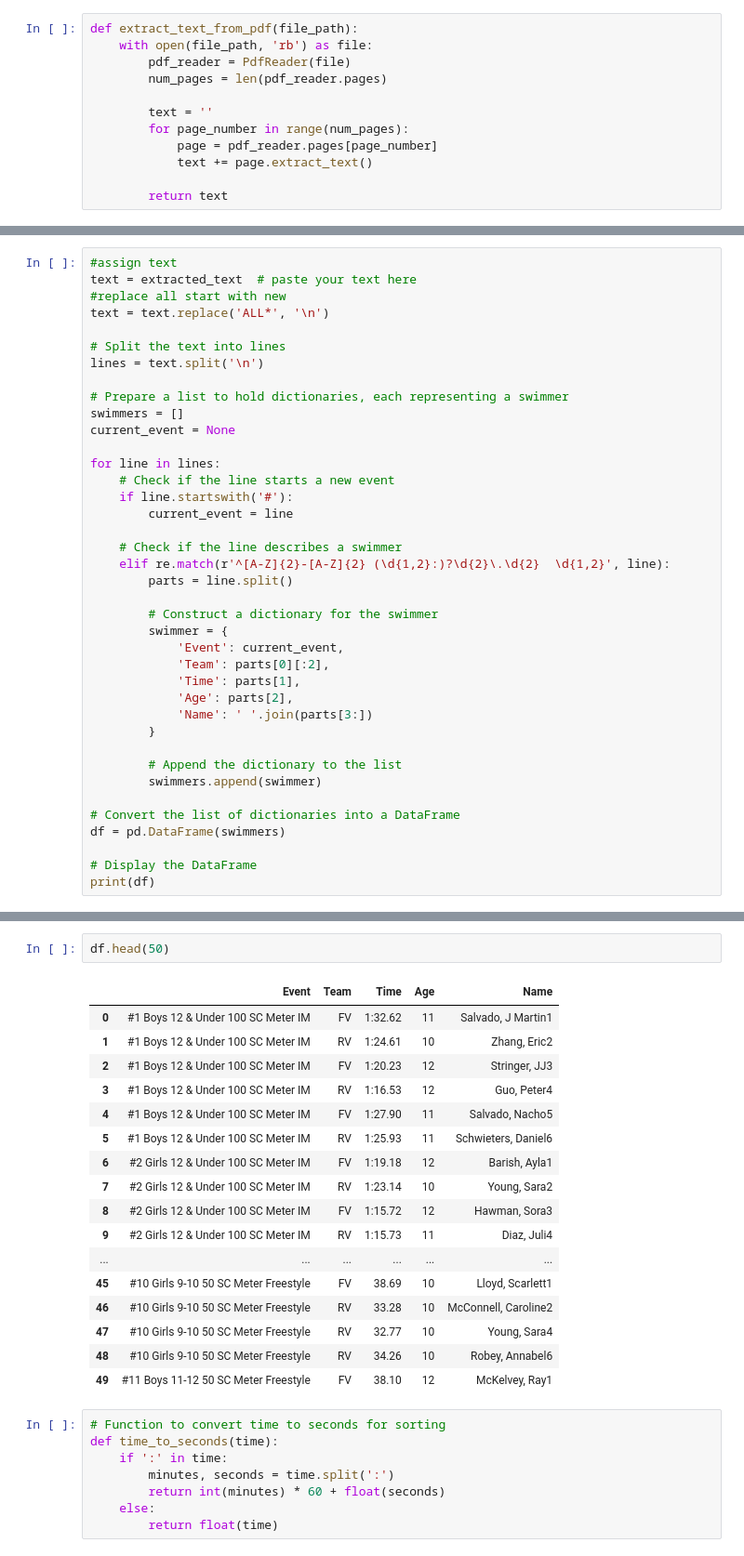
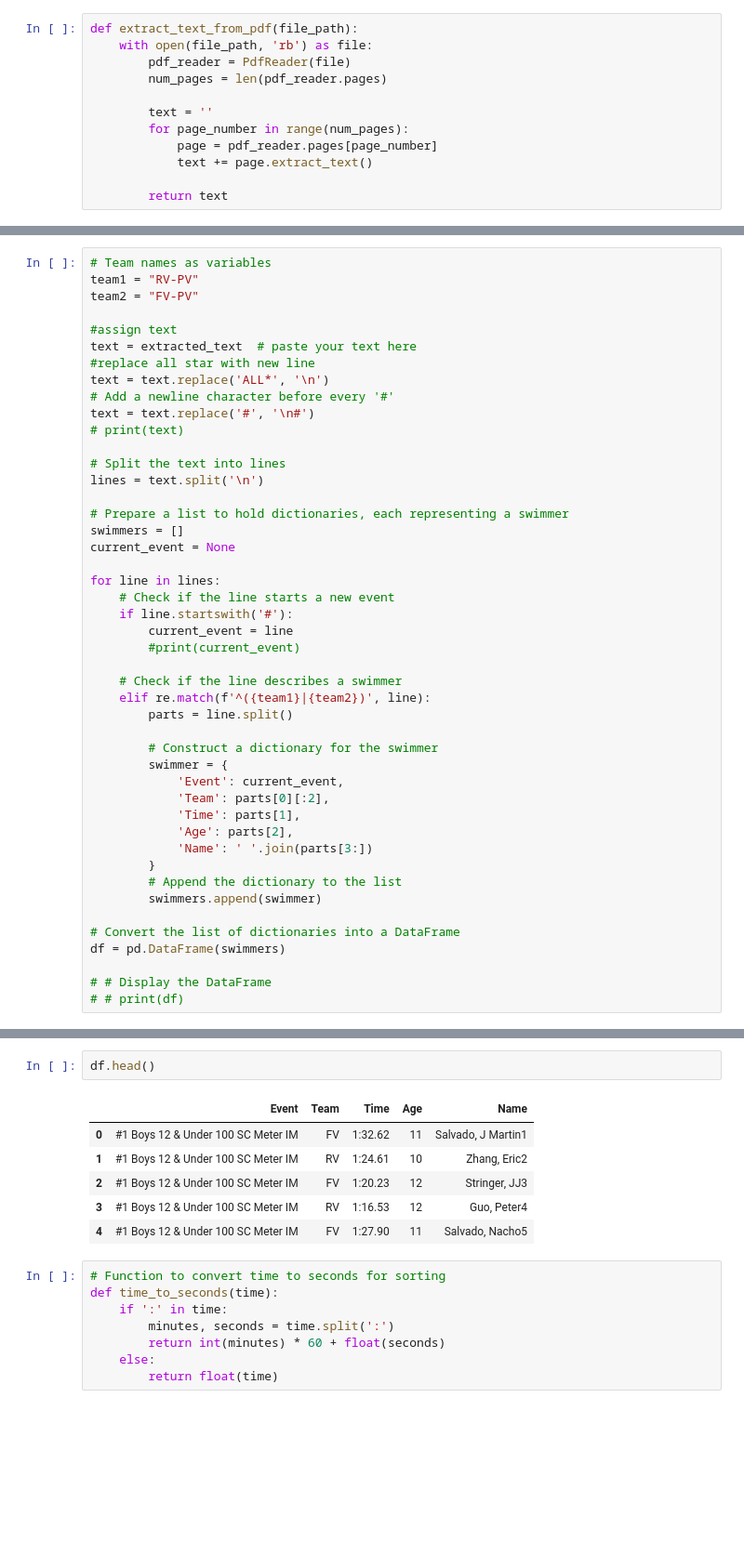
Before and after one commit to mkertajaya/mcsl-score-meet-program, a Jupyter notebook: read-pdf.ipynb, the cells around one changed output, grey strips where cells are left out. Shown: that part at 93% size. Saved outputs shown, nothing was run; the diff lists cells and outputs as text; blank space fills up the shorter version.

```diff
--- a/read-pdf.ipynb
+++ b/read-pdf.ipynb
@@ -42,10 +42,17 @@ A NT RV-PV4
 B NT FV-PV5
  6
 # %%
+# Team names as variables
+team1 = "RV-PV"
+team2 = "FV-PV"
+
 #assign text
 text = extracted_text  # paste your text here
-#replace all start with new
+#replace all star with new line
 text = text.replace('ALL*', '\n')
+# Add a newline character before every '#'
+text = text.replace('#', '\n#')
+# print(text)
 
 # Split the text into lines
 lines = text.split('\n')
@@ -58,9 +65,10 @@ for line in lines:
     # Check if the line starts a new event
     if line.startswith('#'):
         current_event = line
+        #print(current_event)
 
     # Check if the line describes a swimmer
-    elif re.match(r'^[A-Z]{2}-[A-Z]{2} (\d{1,2}:)?\d{2}\.\d{2}  \d{1,2}', line):
+    elif re.match(f'^({team1}|{team2})', line):
         parts = line.split()
 
         # Construct a dictionary for the swimmer
@@ -71,12 +79,11 @@ for line in lines:
             'Age': parts[2],
             'Name': ' '.join(parts[3:])
         }
-
         # Append the dictionary to the list
         swimmers.append(swimmer)
 
 # Convert the list of dictionaries into a DataFrame
 df = pd.DataFrame(swimmers)
 
-# Display the DataFrame
-print(df)
+# # Display the DataFrame
+# # print(df)
@@ -101,23 +90,12 @@ print(df)
 # %%
-df.head(50)
+df.head()
 # %% [output]
 |  | Event | Team | Time | Age | Name |
 | 0 | #1 Boys 12 & Under 100 SC Meter IM | FV | 1:32.62 | 11 | Salvado, J Martin1 |
 | 1 | #1 Boys 12 & Under 100 SC Meter IM | RV | 1:24.61 | 10 | Zhang, Eric2 |
 | 2 | #1 Boys 12 & Under 100 SC Meter IM | FV | 1:20.23 | 12 | Stringer, JJ3 |
 | 3 | #1 Boys 12 & Under 100 SC Meter IM | RV | 1:16.53 | 12 | Guo, Peter4 |
 | 4 | #1 Boys 12 & Under 100 SC Meter IM | FV | 1:27.90 | 11 | Salvado, Nacho5 |
-| 5 | #1 Boys 12 & Under 100 SC Meter IM | RV | 1:25.93 | 11 | Schwieters, Daniel6 |
-| 6 | #2 Girls 12 & Under 100 SC Meter IM | FV | 1:19.18 | 12 | Barish, Ayla1 |
-| 7 | #2 Girls 12 & Under 100 SC Meter IM | RV | 1:23.14 | 10 | Young, Sara2 |
-| 8 | #2 Girls 12 & Under 100 SC Meter IM | FV | 1:15.72 | 12 | Hawman, Sora3 |
-| 9 | #2 Girls 12 & Under 100 SC Meter IM | RV | 1:15.73 | 11 | Diaz, Juli4 |
-| ... | ... | ... | ... | ... | ... |
-| 45 | #10 Girls 9-10 50 SC Meter Freestyle | FV | 38.69 | 10 | Lloyd, Scarlett1 |
-| 46 | #10 Girls 9-10 50 SC Meter Freestyle | RV | 33.28 | 10 | McConnell, Caroline2 |
-| 47 | #10 Girls 9-10 50 SC Meter Freestyle | RV | 32.77 | 10 | Young, Sara4 |
-| 48 | #10 Girls 9-10 50 SC Meter Freestyle | RV | 34.26 | 10 | Robey, Annabel6 |
-| 49 | #11 Boys 11-12 50 SC Meter Freestyle | FV | 38.10 | 12 | McKelvey, Ray1 |
 # %%
 # Function to convert time to seconds for sorting
 def time_to_seconds(time):
```
Also changed, not shown: parts of 2 cells of this notebook, 2 other files.
